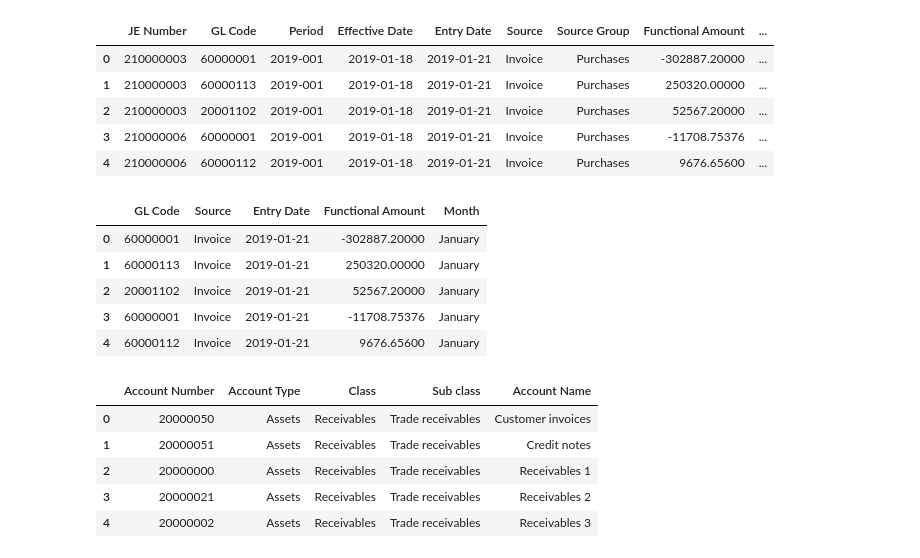
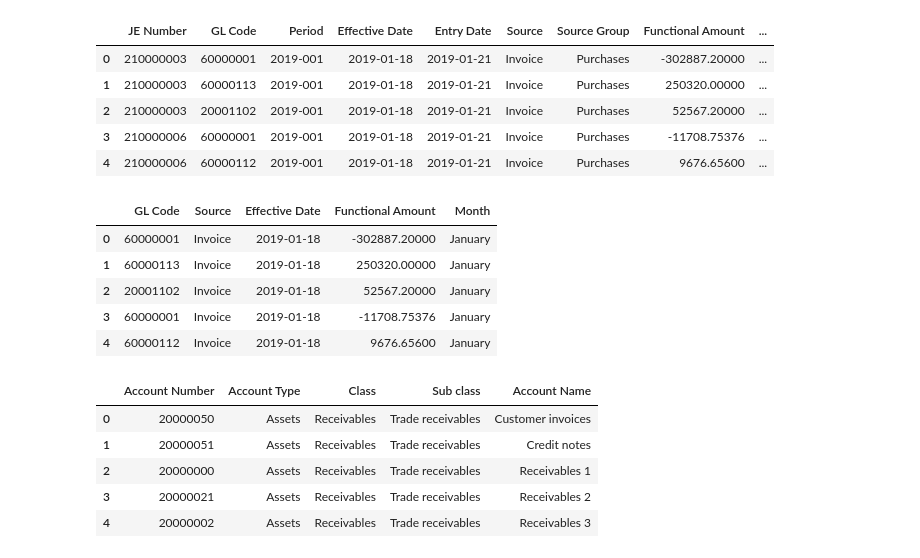
Before and after one commit to nkwachiabel/gross-profit-analysis, a Jupyter notebook: Gross profit analysis.ipynb, the cells around one changed output. Saved outputs shown, nothing was run; the diff lists cells and outputs as text; code cells hidden in the pictures.

```diff
--- a/Gross profit analysis.ipynb
+++ b/Gross profit analysis.ipynb
@@ -14,16 +14,16 @@ journal_entries.head()
 | 4 | 210000006 | 60000112 | 2019-001 | 2019-01-18 | 2019-01-21 | Invoice | Purchases | 9676.65600 | ... |
 # %%
 journal_entries_copy = journal_entries.copy()
-journal_entries_copy = journal_entries_copy[['GL Code','Source','Entry Date','Functional Amount']]
-journal_entries_copy['Month'] = journal_entries_copy['Entry Date'].dt.month_name()
+journal_entries_copy = journal_entries_copy[['GL Code','Source','Effective Date','Functional Amount']]
+journal_entries_copy['Month'] = journal_entries_copy['Effective Date'].dt.month_name()
 journal_entries_copy.head()
 # %% [output]
-|  | GL Code | Source | Entry Date | Functional Amount | Month |
-| 0 | 60000001 | Invoice | 2019-01-21 | -302887.20000 | January |
-| 1 | 60000113 | Invoice | 2019-01-21 | 250320.00000 | January |
-| 2 | 20001102 | Invoice | 2019-01-21 | 52567.20000 | January |
-| 3 | 60000001 | Invoice | 2019-01-21 | -11708.75376 | January |
-| 4 | 60000112 | Invoice | 2019-01-21 | 9676.65600 | January |
+|  | GL Code | Source | Effective Date | Functional Amount | Month |
+| 0 | 60000001 | Invoice | 2019-01-18 | -302887.20000 | January |
+| 1 | 60000113 | Invoice | 2019-01-18 | 250320.00000 | January |
+| 2 | 20001102 | Invoice | 2019-01-18 | 52567.20000 | January |
+| 3 | 60000001 | Invoice | 2019-01-18 | -11708.75376 | January |
+| 4 | 60000112 | Invoice | 2019-01-18 | 9676.65600 | January |
 # %%
 chart_of_account = pd.read_excel("Vinatics Chart of Accounts.xlsx")
 chart_of_account.head()
```
Also changed, not shown: parts of 10 cells of this notebook, 1 other file.
